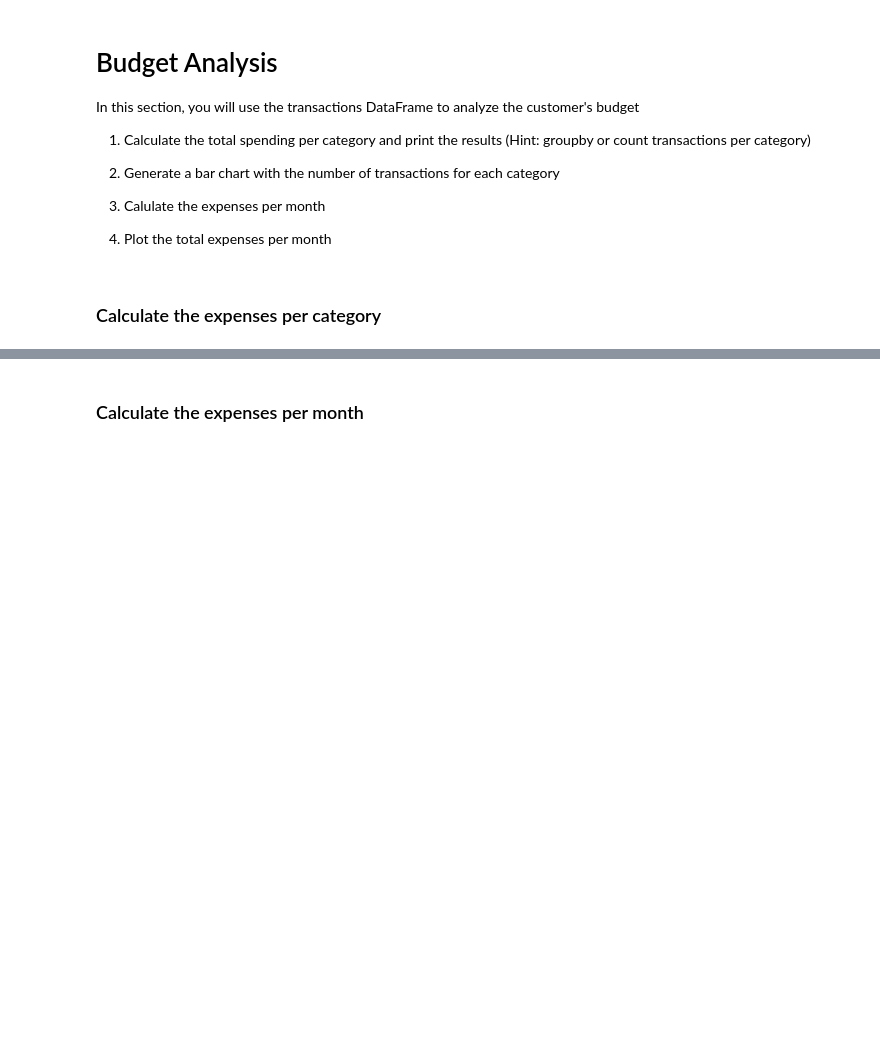
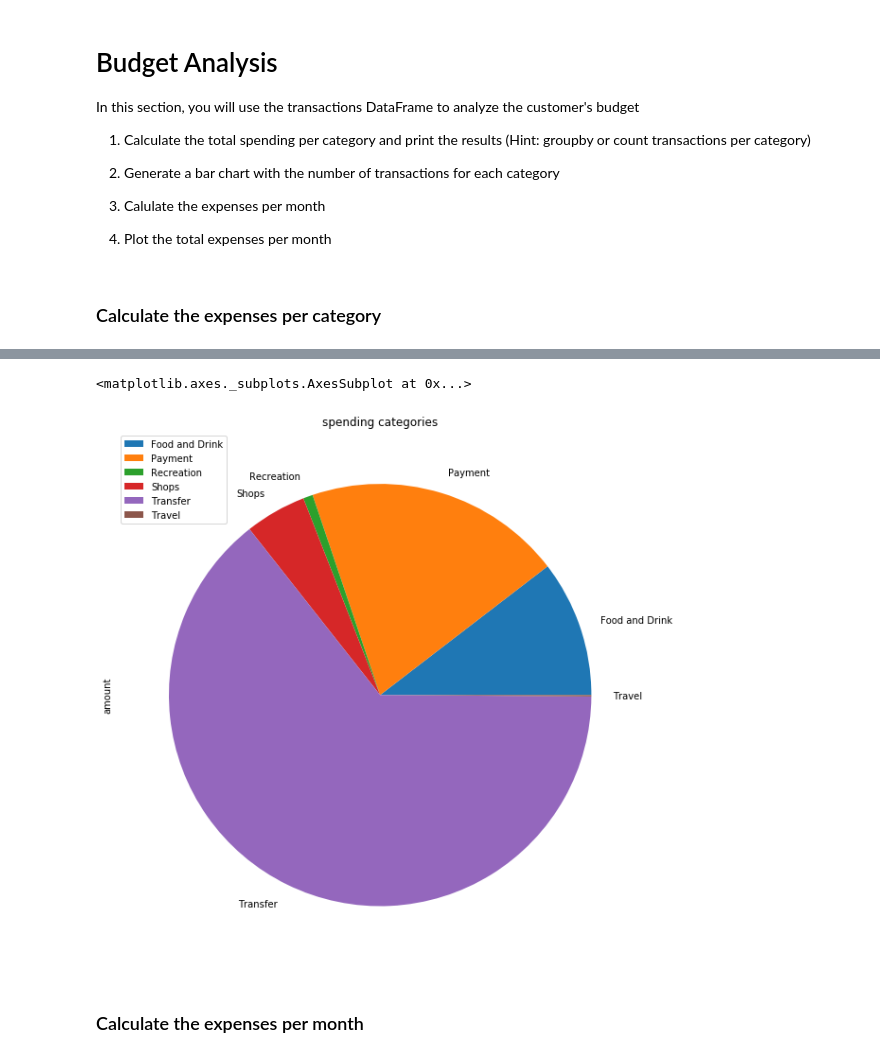
Before and after one commit to Abuubakry-Ali/Home_work_5, a Jupyter notebook: account_summary.ipynb, the cells around one changed output, grey strips where cells are left out. Drawn from its saved outputs; the diff is of its cells as text; code cells hidden in the pictures; blank space fills up the shorter version.

```diff
--- a/account_summary.ipynb
+++ b/account_summary.ipynb
@@ -305,5 +306,6 @@ In this section, you will use the transactions DataFrame to analyze the customer
 ### Calculate the expenses per category
 # %%
 # Compute the total expenses per category
-
+transaction_by_category = df2.groupby(["category"])[["amount"]].sum()
 # Display the expenses per catefory
+transaction_by_category
@@ -310,5 +321,9 @@ In this section, you will use the transactions DataFrame to analyze the customer
 # %%
 # Create a spending categories pie chart.
+transaction_by_category.plot.pie(y='amount', figsize=(10, 20),title='spending categories')
+# %% [output]
+<matplotlib.axes._subplots.AxesSubplot at 0x...>
+[figure, added]
 # %% [markdown]
 ### Calculate the expenses per month
 # %%
```
Also changed, not shown: parts of 10 cells of this notebook.
